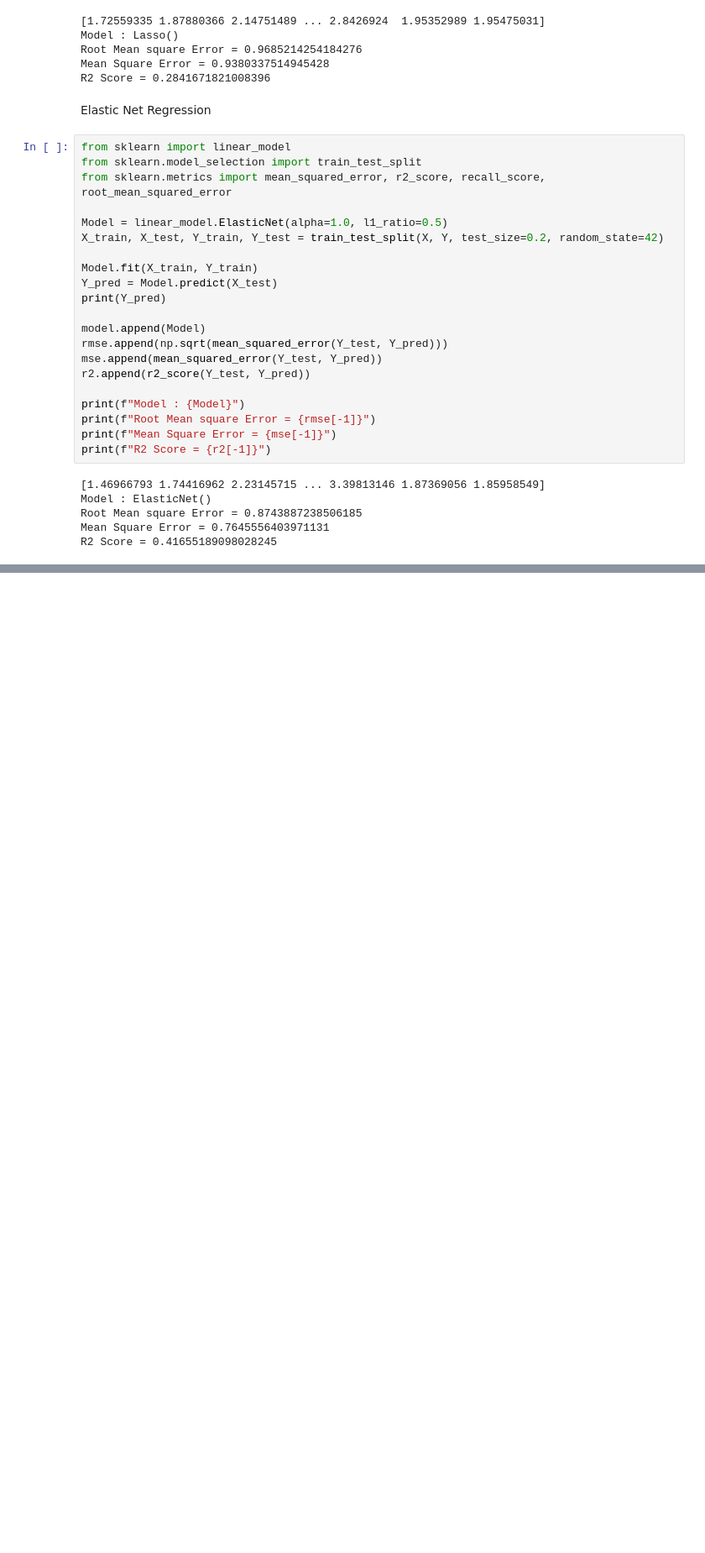
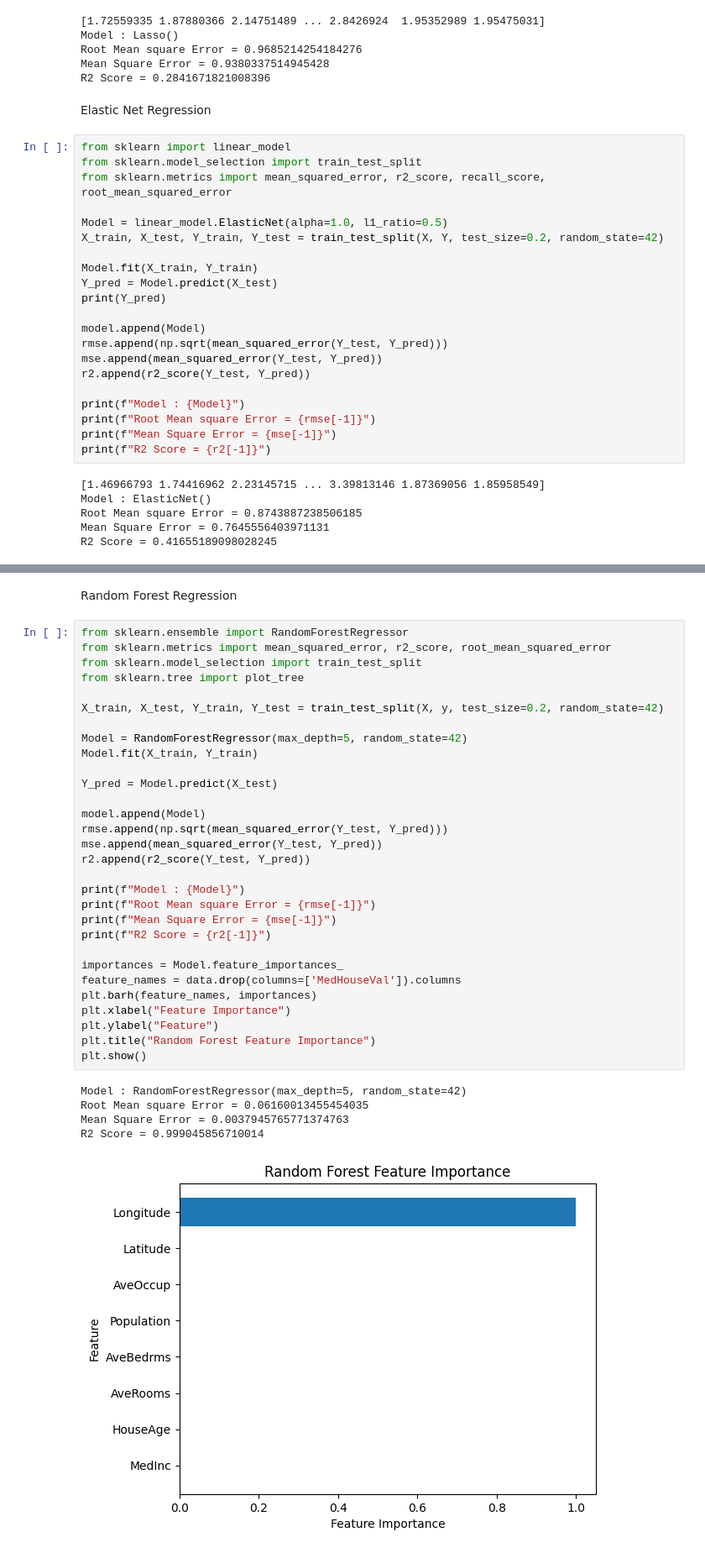
Before and after one commit to NirjharDebnath/Machine-Learning, a Jupyter notebook: Classical_ML.ipynb, the cells around one changed output, grey strips where cells are left out. Shown at 84% size. Cells and saved outputs as stored; diff of their text form; blank space fills up the shorter version.

```diff
--- a/Classical_ML.ipynb
+++ b/Classical_ML.ipynb
@@ -281,0 +316,38 @@ R2 Score = 0.41655189098028245
+# %% [markdown]
+Random Forest Regression
+# %%
+from sklearn.ensemble import RandomForestRegressor
+from sklearn.metrics import mean_squared_error, r2_score, root_mean_squared_error
+from sklearn.model_selection import train_test_split
+from sklearn.tree import plot_tree
+
+X_train, X_test, Y_train, Y_test = train_test_split(X, y, test_size=0.2, random_state=42)
+
+Model = RandomForestRegressor(max_depth=5, random_state=42)
+Model.fit(X_train, Y_train)
+
+Y_pred = Model.predict(X_test)
+
+model.append(Model)
+rmse.append(np.sqrt(mean_squared_error(Y_test, Y_pred)))
+mse.append(mean_squared_error(Y_test, Y_pred))
+r2.append(r2_score(Y_test, Y_pred))
+
+print(f"Model : {Model}")
+print(f"Root Mean square Error = {rmse[-1]}")
+print(f"Mean Square Error = {mse[-1]}")
+print(f"R2 Score = {r2[-1]}")
+
+importances = Model.feature_importances_
+feature_names = data.drop(columns=['MedHouseVal']).columns
+plt.barh(feature_names, importances)
+plt.xlabel("Feature Importance")
+plt.ylabel("Feature")
+plt.title("Random Forest Feature Importance")
+plt.show()
+# %% [output]
+Model : RandomForestRegressor(max_depth=5, random_state=42)
+Root Mean square Error = 0.06160013455454035
+Mean Square Error = 0.0037945765771374763
+R2 Score = 0.999045856710014
+[figure, added]
```
Also changed, not shown: parts of 5 cells of this notebook.
